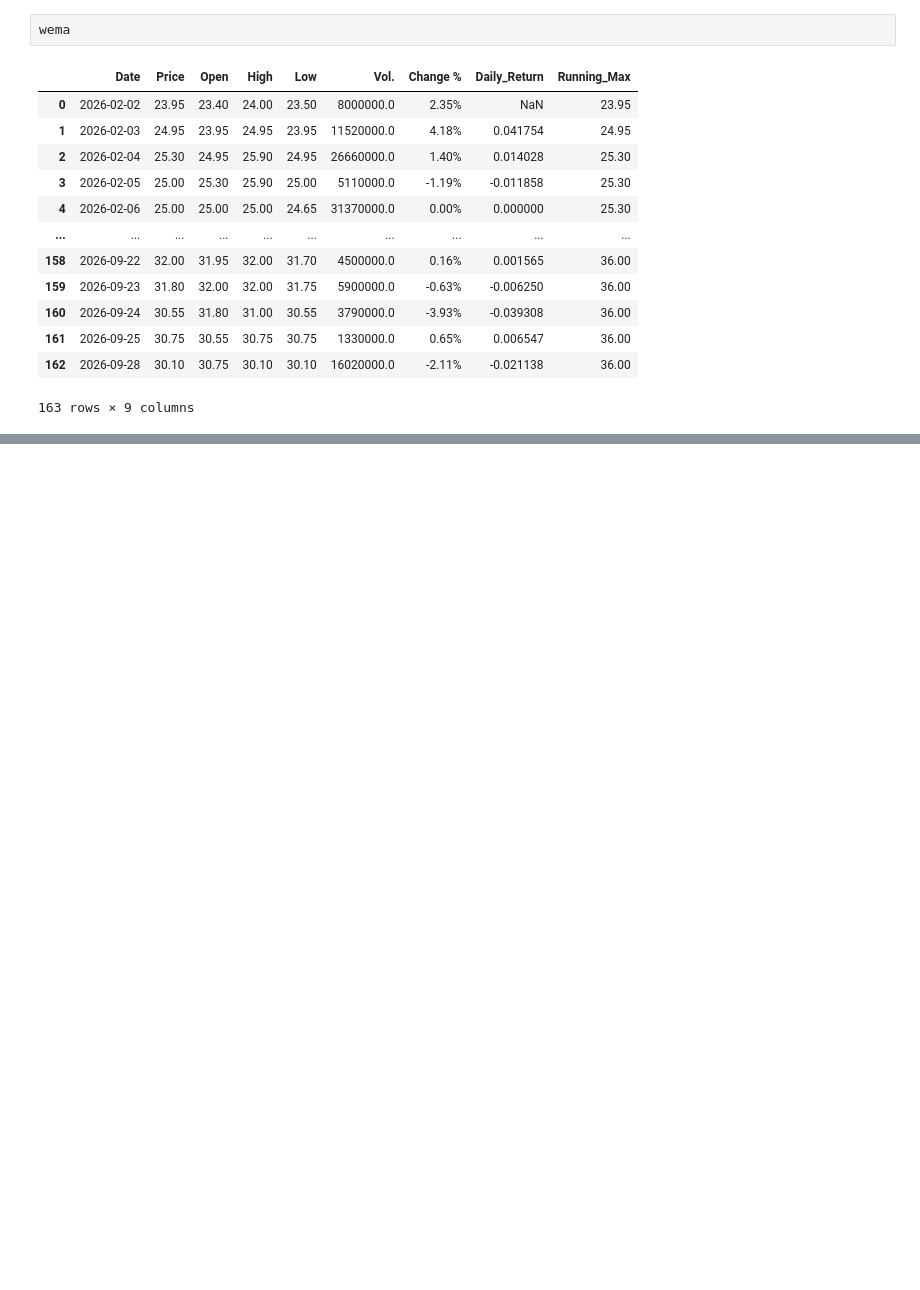
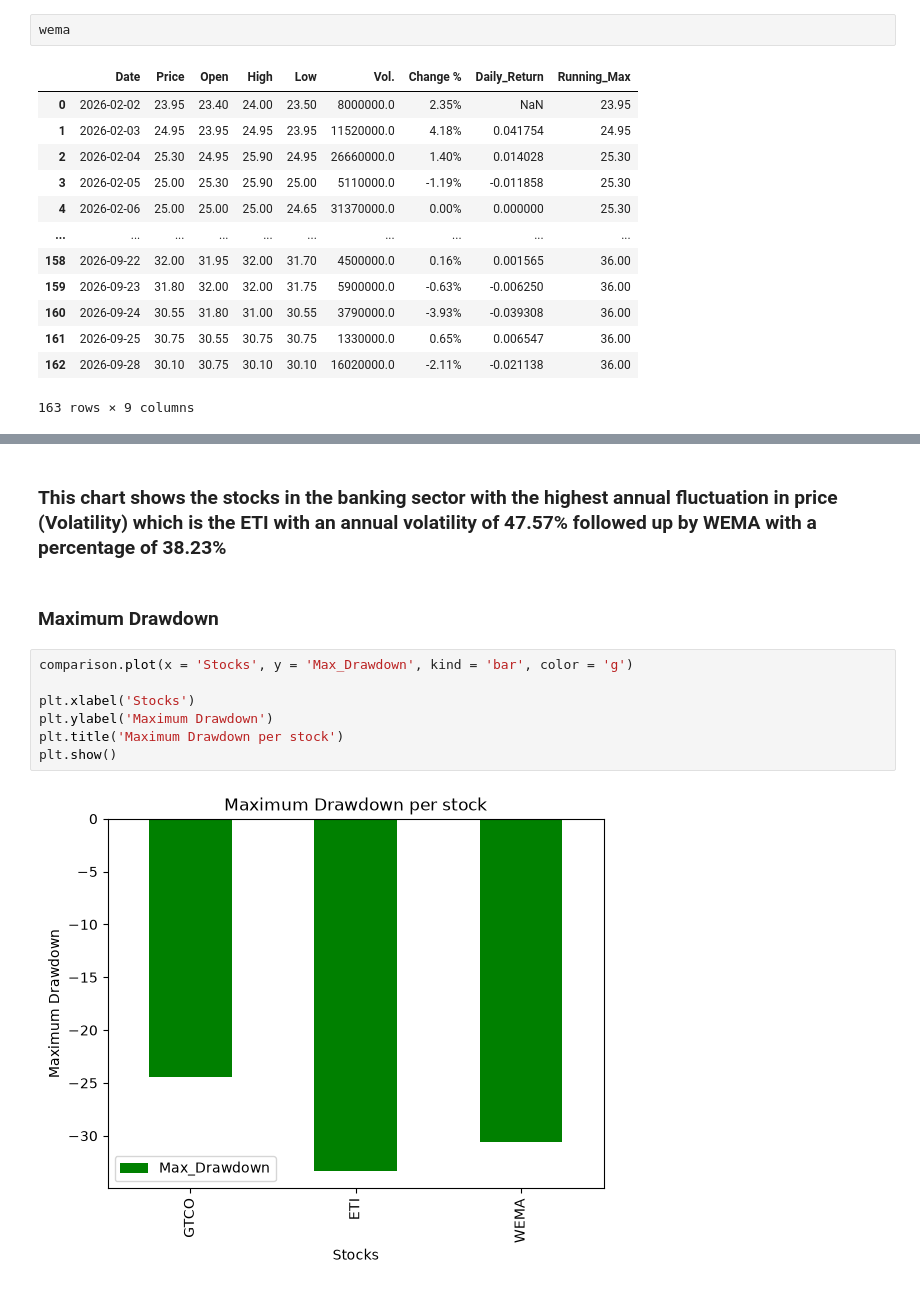
Before and after one commit to Ekeneparody/Data-Science, a Jupyter notebook: Project/NGX performance.ipynb, the cells around one changed output, grey strips where cells are left out. Drawn from its saved outputs; the diff is of its cells as text; blank space fills up the shorter version.

```diff
--- a/Project/NGX performance.ipynb
+++ b/Project/NGX performance.ipynb
@@ -1164,0 +1208,13 @@ Name: 98, dtype: object
+# %% [markdown]
+### This chart shows the stocks in the banking sector with the highest annual fluctuation in price (Volatility) which is the ETI with an annual volatility of 47.57% followed up by WEMA with a percentage of 38.23%
+# %% [markdown]
+### Maximum Drawdown
+# %%
+comparison.plot(x = 'Stocks', y = 'Max_Drawdown', kind = 'bar', color = 'g')
+
+plt.xlabel('Stocks')
+plt.ylabel('Maximum Drawdown')
+plt.title('Maximum Drawdown per stock')
+plt.show()
+# %% [output]
+[figure, added]
```
Also changed, not shown: parts of 20 cells of this notebook.
